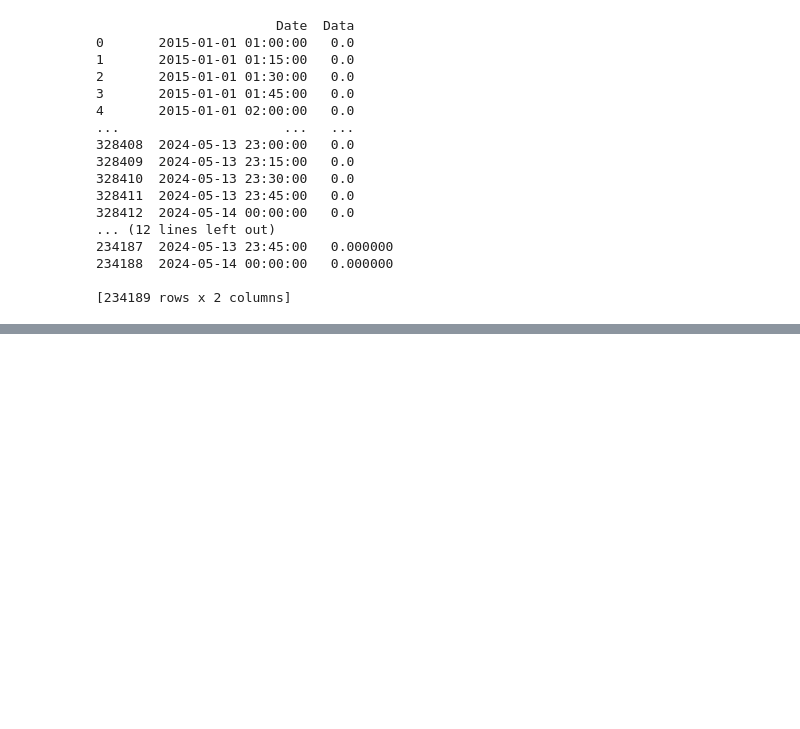
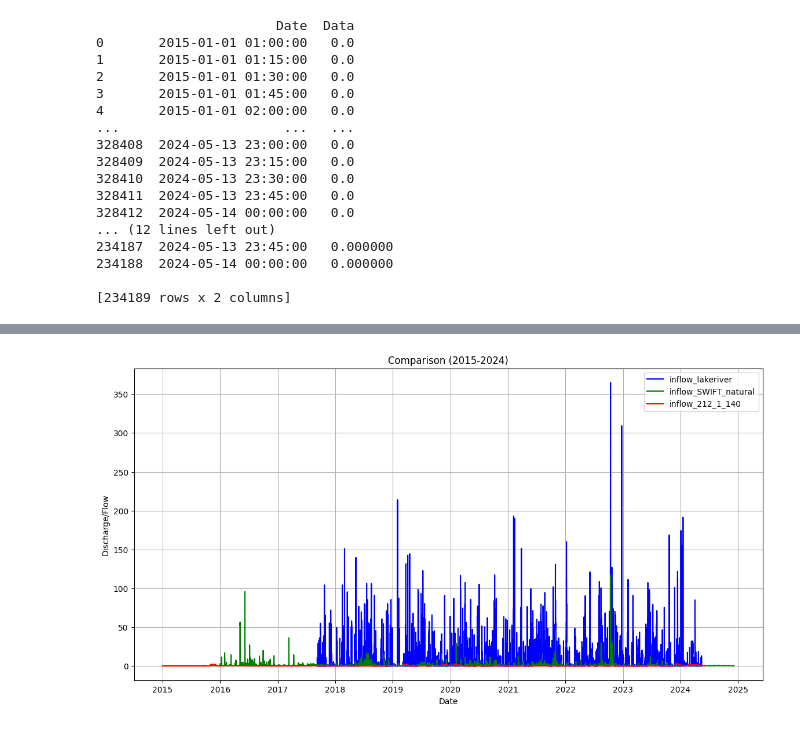
Before and after one commit to AquaticEcoDynamics/tassielakes-data, a Jupyter notebook: scripting/inflow/comparison_plot.ipynb, the cells around one changed output, grey strips where cells are left out. Cells and saved outputs as stored; diff of their text form; code cells hidden in the pictures; blank space fills up the shorter version.

Commit message:
Add two inflows data (212-1-140)(SWIFT_natural)

```diff
--- a/scripting/inflow/comparison_plot.ipynb
+++ b/scripting/inflow/comparison_plot.ipynb
@@ -53,0 +54,12 @@ plt.show()
+# %%
+import pandas as pd
+
+# Read the CSV file
+inflow_lakeriver = pd.read_csv("Interpolated_418.1_ArthursInflow.csv", encoding='unicode_escape')
+print(inflow_lakeriver)
+
+inflow_212_1_140 = pd.read_csv("Interpolated_212-1-140_Inflow.csv", encoding='unicode_escape')
+print(inflow_212_1_140)
+
+inflow_SWIFT_natural = pd.read_csv("Interpolated_SWIFTnatural_Inflow.csv", encoding='unicode_escape')
+print(inflow_SWIFT_natural)
@@ -53,0 +84,31 @@ plt.show()
+# %%
+import pandas as pd
+import matplotlib.pyplot as plt
+
+# Convert the 'Date' columns to datetime
+inflow_lakeriver['Date'] = pd.to_datetime(inflow_lakeriver['Date'])
+inflow_212_1_140['Date'] = pd.to_datetime(inflow_212_1_140['Date'])
+inflow_SWIFT_natural['Date'] = pd.to_datetime(inflow_SWIFT_natural['Date'])
+
+# Filter the dataframes to include only the data from 2015 to 2024
+start_date = '2015-01-01'
+end_date = '2024-12-31'
+
+inflow_lakeriver_filtered = inflow_lakeriver[(inflow_lakeriver['Date'] >= start_date) & (inflow_lakeriver['Date'] <= end_date)]
+inflow_212_1_140_filtered = inflow_212_1_140[(inflow_212_1_140['Date'] >= start_date) & (inflow_212_1_140['Date'] <= end_date)]
+inflow_SWIFT_natural_filtered = inflow_SWIFT_natural[(inflow_SWIFT_natural['Date'] >= start_date) & (inflow_SWIFT_natural['Date'] <= end_date)]
+
+# Plot the data with more contrasting colors
+plt.figure(figsize=(14, 7))
+plt.plot(inflow_lakeriver_filtered['Date'], inflow_lakeriver_filtered['Data'], label='inflow_lakeriver', color='blue')
+plt.plot(inflow_SWIFT_natural_filtered['Date'], inflow_SWIFT_natural_filtered['Data'], label='inflow_SWIFT_natural', color='green')
+plt.plot(inflow_212_1_140_filtered['Date'], inflow_212_1_140_filtered['Data'], label='inflow_212_1_140', color='red')
+
+plt.xlabel('Date')
+plt.ylabel('Discharge/Flow')
+plt.title('Comparison (2015-2024)')
+plt.legend()
+plt.grid(True)
+plt.show()
+# %% [output]
+[figure, added]
```
Also changed, not shown: parts of 3 cells of this notebook, 15 other files.
